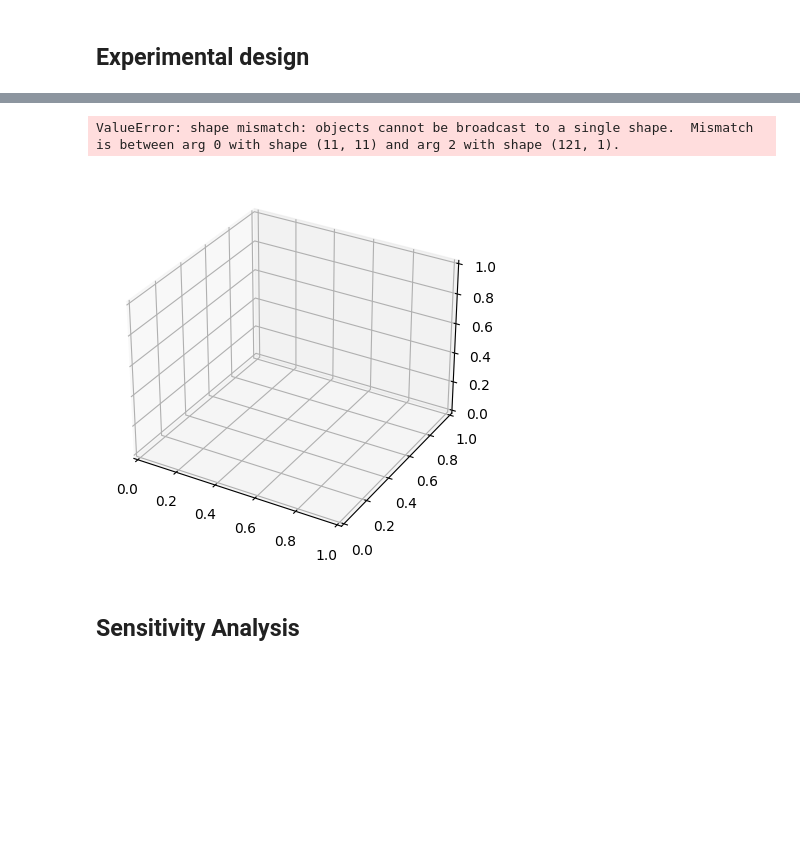
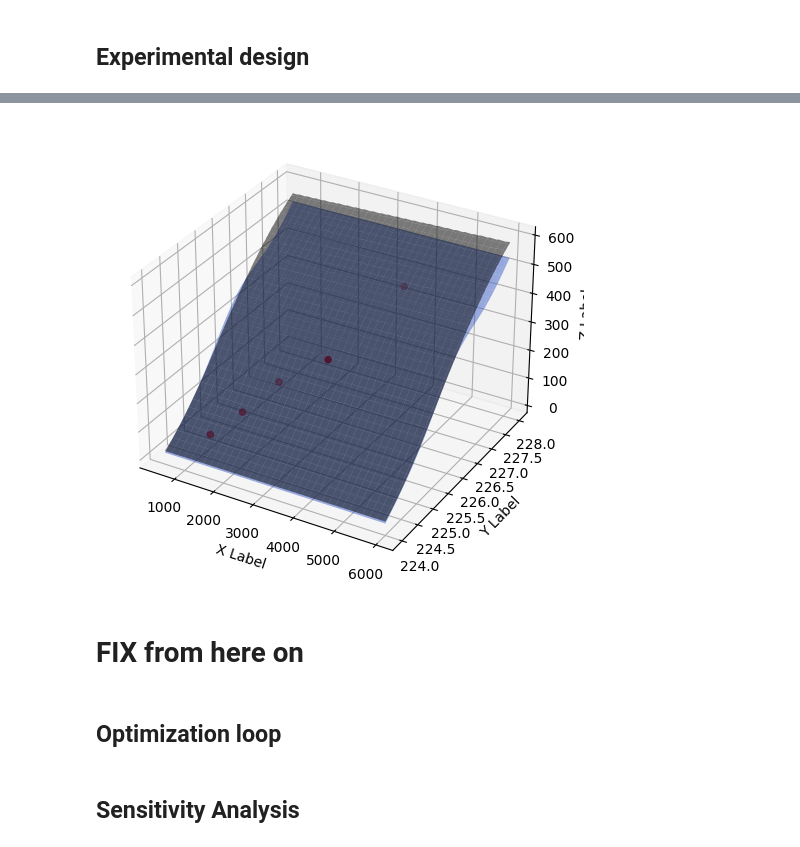
Before and after one commit to is541/ballistic-missile-range, a Jupyter notebook: notebooks/Missile_v0.ipynb, the cells around one changed output, grey strips where cells are left out. Cells and saved outputs as stored; diff of their text form; code cells hidden in the pictures; blank space fills up the shorter version.

```diff
--- a/notebooks/Missile_v0.ipynb
+++ b/notebooks/Missile_v0.ipynb
@@ -940,29 +912,14 @@ mu_plot.shape
 # %%
-fig = plt.figure()
-# fig.figsize = fig_size
-#ax = fig.gca(projection='3d') # projection='3d'
-ax = fig.add_subplot(projection='3d')
-
+# Create data for plot
 wirte_output_txt = False
-nr_points_plot = 11
+nr_points_plot = 101
 param_1_x_plot = np.linspace(space.parameters[0].min, space.parameters[0].max, nr_points_plot)[:, None]
 param_2_x_plot = np.linspace(space.parameters[1].min, space.parameters[1].max, nr_points_plot)[:, None]
 x_plot_mesh, y_plot_mesh = np.meshgrid(param_1_x_plot, param_2_x_plot)
 x_plot = np.array([x_plot_mesh, y_plot_mesh]).T.reshape(-1,2)
-# Z = run_missile_sim(x_plot)
+y_plot = run_missile_sim(x_plot)
+Z = y_plot.reshape(x_plot_mesh.shape)
 
 mu_plot, var_plot = model_emukit.predict(x_plot)
-
-surf = ax.plot_surface(x_plot_mesh, y_plot_mesh, Z,
-                       alpha = 1,
-                       #rstride=1, cstride=1, cmap=cm.winter, linewidth=0.5, antialiased=True
-                       label='target function',
-                      )
-surf = ax.plot_surface(param_1_x_plot, param_2_x_plot, mu_plot,
-                       alpha = 1,
-                       #rstride=1, cstride=1, cmap=cm.autumn,linewidth=0.5, antialiased=True,
-                       label='model'
-                      )
+mu_plot = mu_plot.reshape(x_plot_mesh.shape)
+var_plot = var_plot.reshape(x_plot_mesh.shape)
-# %% [output]
-ValueError: shape mismatch: objects cannot be broadcast to a single shape.  Mismatch is between arg 0 with shape (11, 11) and arg 2 with shape (121, 1).
-[figure, removed]
@@ -990,3 +926,47 @@ helper_plot_emulator_errorbars(x_plot=x_plot, y_plot=y_plot,
+# %%
+# Plot
+add_bands = False
+
+
+fig = plt.figure()
+ax = fig.add_subplot(projection='3d')
+
+# True surface
+surf = ax.plot_surface(x_plot_mesh, y_plot_mesh, Z,
+                       alpha = .5,
+                       label='target function',
+                       color='black'
+                      )
+# Mean predicted
+surf = ax.plot_surface(x_plot_mesh, y_plot_mesh, mu_plot,
+                       alpha = .5,
+                       label='model', # Mean
+                       color='royalblue'
+                      )
+# True points observed
+ax.scatter(x[:,0], x[:,1], y, marker='o', color='red')
+
+if add_bands:
+    surf = ax.plot_surface(x_plot_mesh, y_plot_mesh, mu_plot-2*var_plot,
+                           alpha = .5,
+                           label='model_ci_lb', # Confidence band lower bound
+                           color='lightskyblue'
+                          )
+    surf = ax.plot_surface(x_plot_mesh, y_plot_mesh, mu_plot+2*var_plot,
+                           alpha = .5,
+                           label='model_ci_ub', # Confidence band upper bound
+                           color='lightskyblue'
+                          )
+ax.set_xlabel('X Label')
+ax.set_ylabel('Y Label')
+ax.set_zlabel('Z Label')
+plt.tight_layout()
+# %% [output]
+[figure, added]
+# %% [markdown]
+# FIX from here on
+# %% [markdown]
+## Optimization loop
 # %%
 from emukit.experimental_design.experimental_design_loop import ExperimentalDesignLoop
 from emukit.experimental_design.acquisitions import IntegratedVarianceReduction, ModelVariance
```
Also changed, not shown: parts of 11 cells of this notebook.
